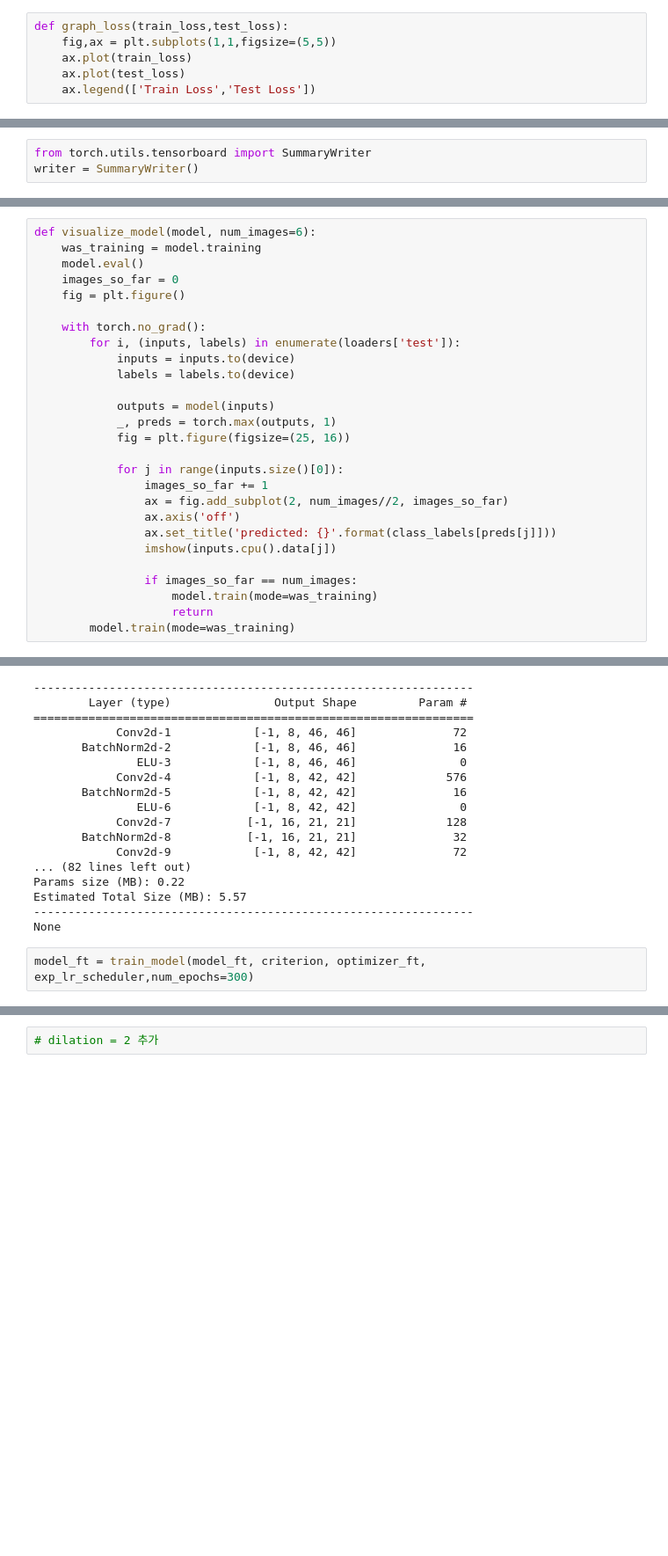
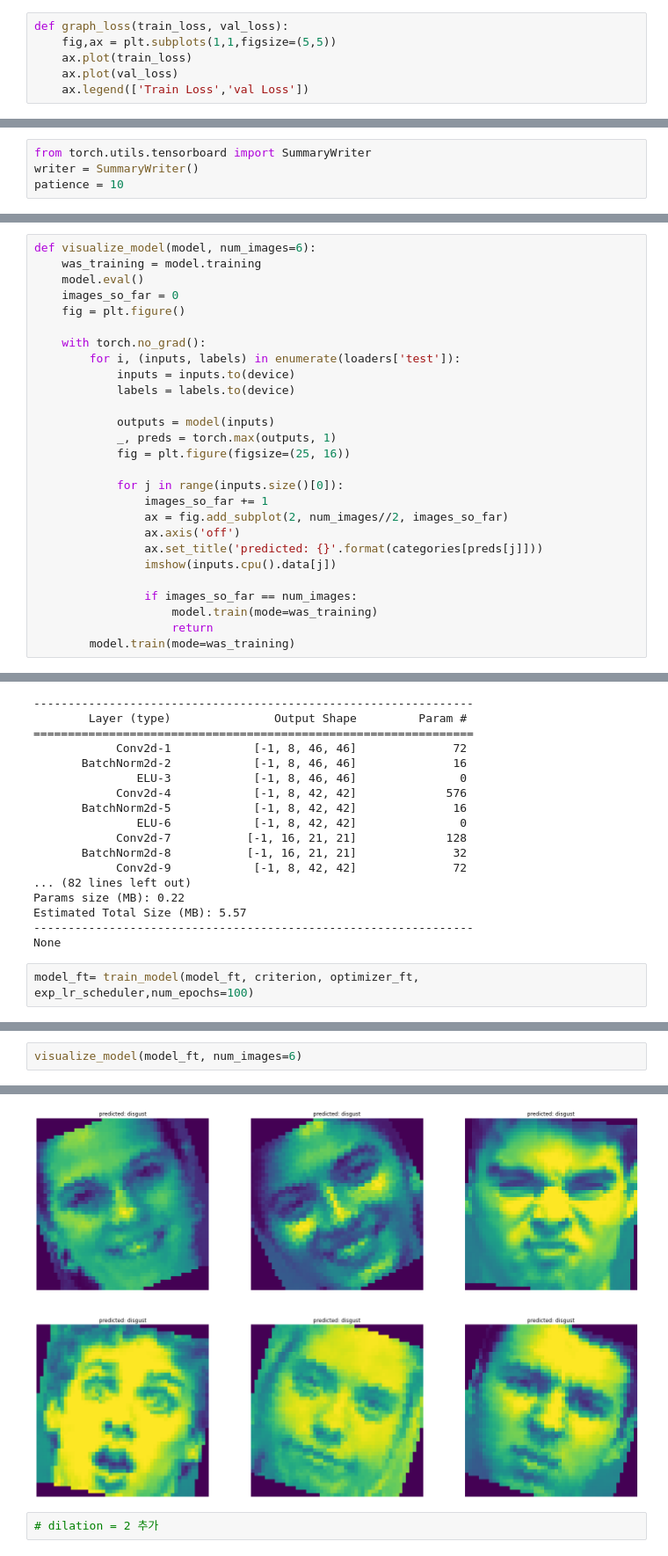
Before and after one commit to dmswl0707/LightWeightedNetwork_for_FaceExpressionRecognition, a Jupyter notebook: ckplus_train_test_val.ipynb, the cells around one changed output, grey strips where cells are left out. Shown at 88% size. Drawn from its saved outputs; the diff is of its cells as text; blank space fills up the shorter version.

```diff
--- a/ckplus_train_test_val.ipynb
+++ b/ckplus_train_test_val.ipynb
@@ -292,8 +294,8 @@ class Model(nn.Module):
         x = x.view((x.shape[0], -1))
         return x
 # %%
-def graph_loss(train_loss,test_loss):
+def graph_loss(train_loss, val_loss):
     fig,ax = plt.subplots(1,1,figsize=(5,5))
     ax.plot(train_loss)
-    ax.plot(test_loss)
-    ax.legend(['Train Loss','Test Loss'])
+    ax.plot(val_loss)
+    ax.legend(['Train Loss','val Loss'])
@@ -300,6 +349,7 @@ def graph_loss(train_loss,test_loss):
 # %%
 from torch.utils.tensorboard import SummaryWriter
 writer = SummaryWriter()
+patience = 10
 # %%
 
 def train_model(model, criterion, optimizer, scheduler, num_epochs=25):
@@ -422,7 +484,7 @@ def visualize_model(model, num_images=6):
                 images_so_far += 1
                 ax = fig.add_subplot(2, num_images//2, images_so_far)
                 ax.axis('off')
-                ax.set_title('predicted: {}'.format(class_labels[preds[j]]))
+                ax.set_title('predicted: {}'.format(categories[preds[j]]))
                 imshow(inputs.cpu().data[j])
 
                 if images_so_far == num_images:
@@ -462,5 +536,5 @@ Estimated Total Size (MB): 5.57
 ----------------------------------------------------------------
 None
 # %%
-model_ft = train_model(model_ft, criterion, optimizer_ft, exp_lr_scheduler,num_epochs=300)
+model_ft= train_model(model_ft, criterion, optimizer_ft, exp_lr_scheduler,num_epochs=100)
 # %% [output]
@@ -484,0 +568,3 @@ NameError: ignored
+# %%
+visualize_model(model_ft, num_images=6)
+# %% [output]
@@ -485,2 +572,3 @@ NameError: ignored
+[figure, added]
 # %%
 # dilation = 2 추가
```
Also changed, not shown: parts of 7 cells of this notebook.
